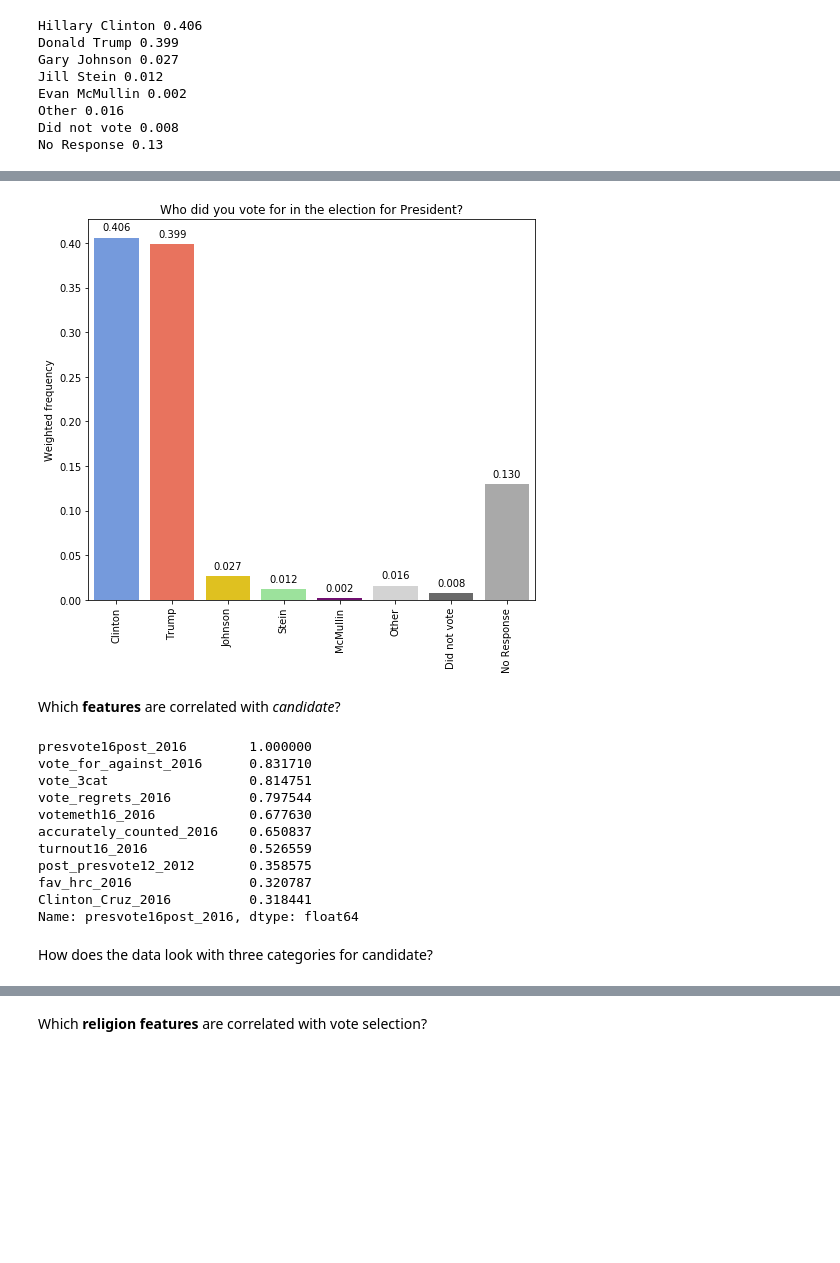
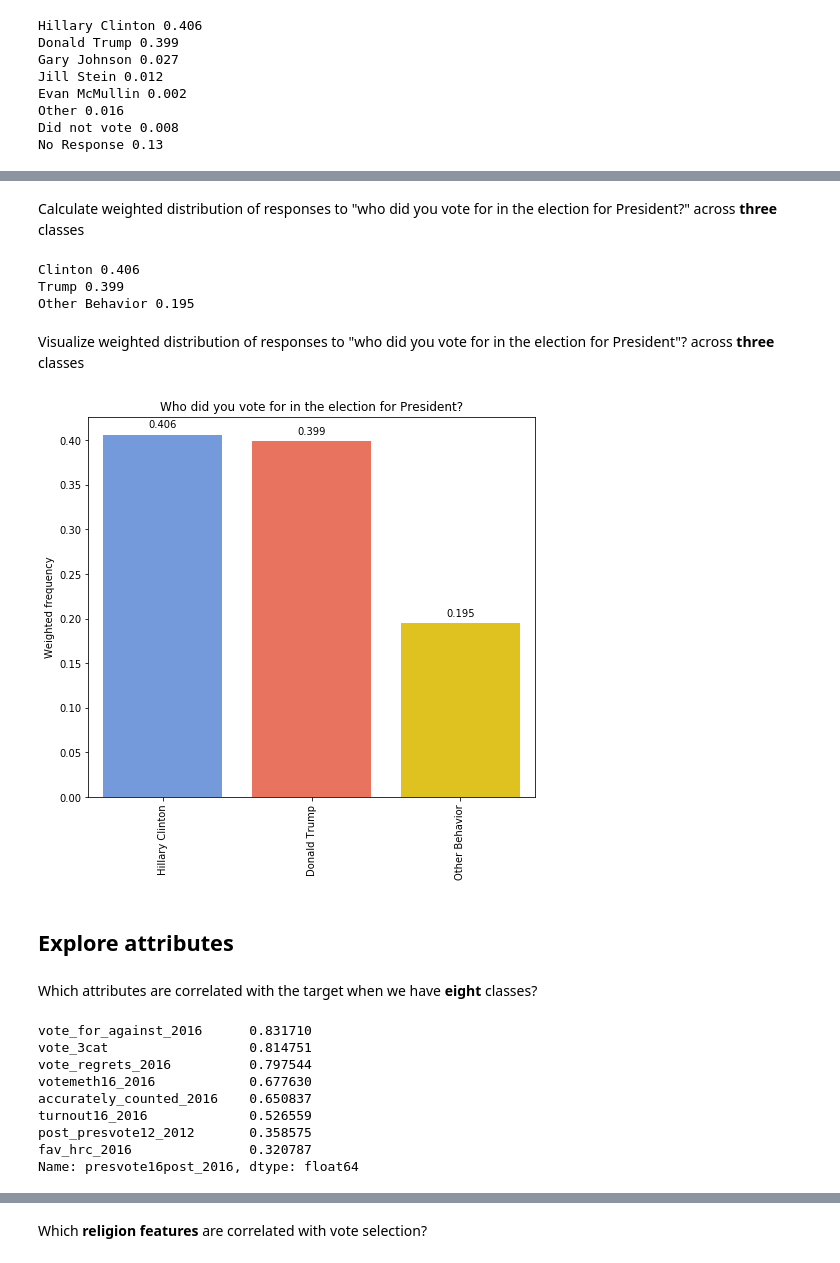
Before and after one commit to ali0003433/predict-by-issue-prioritization, a Jupyter notebook: notebooks/2-al-exploration.ipynb, the cells around one changed output, grey strips where cells are left out. Drawn from its saved outputs; the diff is of its cells as text; code cells hidden in the pictures; blank space fills up the shorter version.

```diff
--- a/notebooks/2-al-exploration.ipynb
+++ b/notebooks/2-al-exploration.ipynb
@@ -114,0 +57,17 @@ Plot responses to survey question
+# %%
+clrs = ['cornflowerblue', 'tomato', 'gold', 'lightgreen',
+        'purple', 'lightgrey', 'dimgrey', 'darkgray']
+cand_list = ['Clinton', 'Trump', 'Johnson', 'Stein',
+             'McMullin', 'Other', 'Did not vote', 'No Response']
+plt.figure(figsize=(8, 7))
+bar_plot = sns.barplot(x=cand_list,
+                       y=list(vote_freq_series),
+                       palette=clrs)
+bar_plot.set_xticklabels(rotation=90, labels=cand_list)
+bar_plot.set_title('Who did you vote for in the election for President?')
+bar_plot.set_ylabel('Weighted frequency')
+# add labels to bars
+for bar in bar_plot.patches:
+    bar_plot.annotate(format(bar.get_height(), '.3f'), (bar.get_x() + bar.get_width() / 2.,
+                                                        bar.get_height()), ha='center', va='center', xytext=(0, 10), textcoords='offset points')
+plt.show()
@@ -115,24 +76,40 @@ Plot responses to survey question
+# %% [markdown]
+Calculate weighted distribution of responses to "who did you vote for in the election for President?" across <b>three</b> classes
+# %%
+cnd_3cat_series = calc.distribution(df, 'vote_3cat').round(3)
+cnd_3cat_list = ['Clinton', 'Trump', 'Other Behavior']
+cnd_3cat_freq_dict = dict(cnd_3cat_series)
+for ind, val in enumerate(cnd_3cat_freq_dict.values()):
+    print(cnd_3cat_list[ind], val)
+# %% [output]
+Clinton 0.406
+Trump 0.399
+Other Behavior 0.195
+# %% [markdown]
+Visualize weighted distribution of responses to "who did you vote for in the election for President"? across <b>three</b> classes
 # %%
+
 plt.figure(figsize=(8, 7))
-bar_plot = sns.barplot(x=cand_list,
-                       y=list(vote_freq_series),
+bar_plot = sns.barplot(x=cnd_3cat_list,
+                       y=list(cnd_3cat_series),
                        palette=clrs)
-bar_plot.set_xticklabels(rotation=90, labels=cand_list)
+bar_plot.set_xticklabels(rotation=90, labels=cnd_3cat_list)
 bar_plot.set_title('Who did you vote for in the election for President?')
 bar_plot.set_ylabel('Weighted frequency')
 # add labels to bars
 for bar in bar_plot.patches:
     bar_plot.annotate(format(bar.get_height(), '.3f'), (bar.get_x() + bar.get_width() / 2.,
                                                         bar.get_height()), ha='center', va='center', xytext=(0, 10), textcoords='offset points')
 plt.show()
 # %% [output]
-[figure, old version]
+[figure, new version]
-# %% [markdown]
-Which <b>features</b> are correlated with <i>candidate</i>?
+# %% [markdown]
+## Explore attributes
+# %% [markdown]
+Which attributes are correlated with the target when we have <b>eight</b> classes?
 # %%
-df.corr()['presvote16post_2016'].sort_values(ascending=False).head(10)
+df.corr()['presvote16post_2016'].sort_values(ascending=False).head(10)[1:9]
 # %% [output]
-presvote16post_2016        1.000000
 vote_for_against_2016      0.831710
 vote_3cat                  0.814751
 vote_regrets_2016          0.797544
@@ -141,7 +118,4 @@ accurately_counted_2016    0.650837
 turnout16_2016             0.526559
 post_presvote12_2012       0.358575
 fav_hrc_2016               0.320787
-Clinton_Cruz_2016          0.318441
 Name: presvote16post_2016, dtype: float64
-# %% [markdown]
-How does the data look with three categories for candidate?
```
Also changed, not shown: parts of 38 cells of this notebook, 3 other files.
